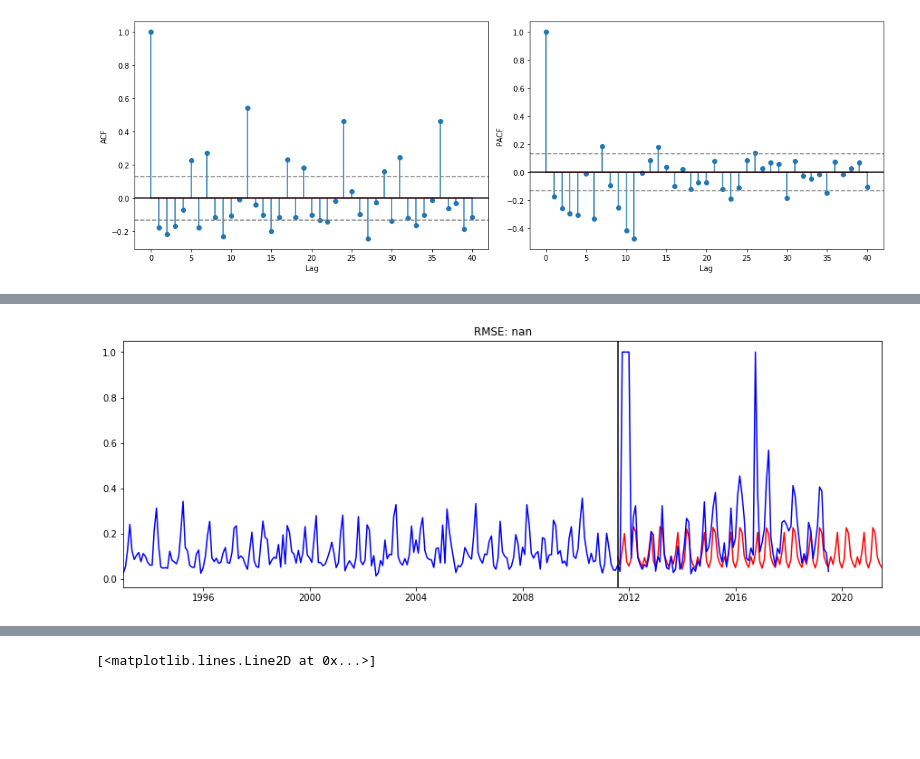
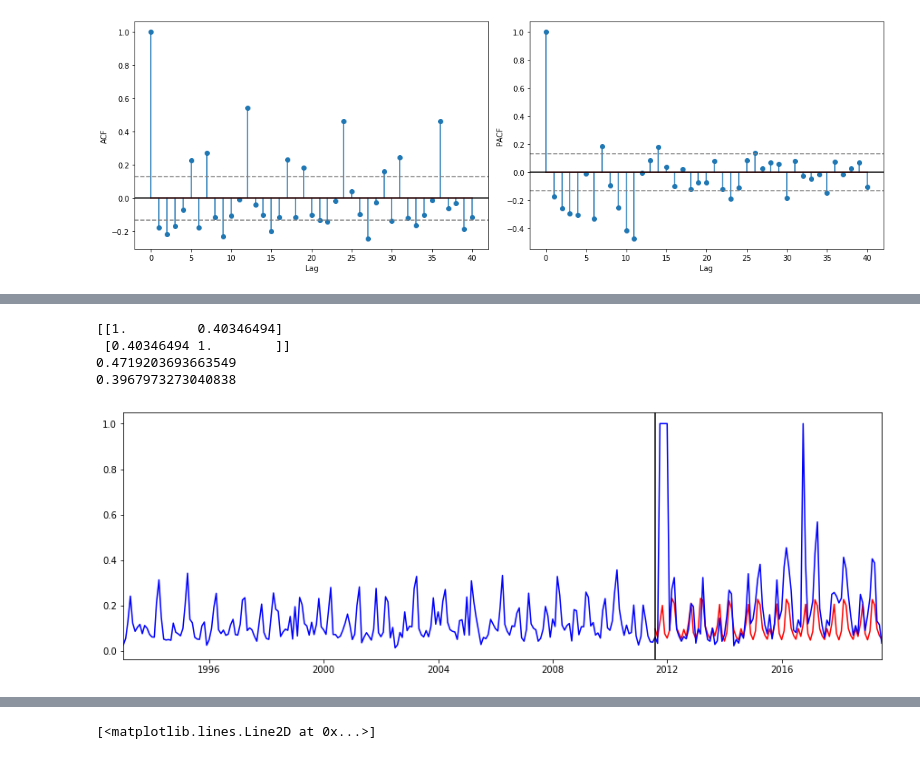
Before and after one commit to nrgriffin/Insight, a Jupyter notebook: SARIMA Testing.ipynb, the cells around one changed output, grey strips where cells are left out. Cells and saved outputs as stored; diff of their text form; code cells hidden in the pictures; blank space fills up the shorter version.

```diff
--- a/SARIMA Testing.ipynb
+++ b/SARIMA Testing.ipynb
@@ -366,19 +392,32 @@ Warnings:
 [1] Covariance matrix calculated using the outer product of gradients (complex-step).
 # %%
 # Now we can forecast
-K = len(testing3)+24 # number of future steps we want to forecast
+K = len(testing3) # number of future steps we want to forecast
 forecast3 = model_fit3.forecast(K, alpha = 0.05) # apply the forecast model out to K steps
 forecast3 = np.exp(forecast3) # transform back to non-log scale
 
 # Plot results and display RMSE
 plt.figure(figsize=(15,5))
 plt.plot(forecast3,'r');
 plt.plot(series3,'b');
-plt.title('RMSE: %.2f'% np.sqrt(sum((forecast-testing)**2)/len(testing)));
+#plt.title('RMSE: %.2f'% np.sqrt(sum((forecast-testing)**2)/len(testing)));
 plt.autoscale(enable=True, axis='x', tight=True)
 plt.axvline(x=series.index[split_point],color='black');
+
+corr = np.corrcoef(forecast3, testing3)
+print(corr)
+mape = np.mean(np.abs(forecast3 - testing3)/np.abs(testing3))
+print(mape)
+mins = np.amin(np.hstack([forecast3[:,None], testing3[:,None]]), axis=1)
+maxs = np.amax(np.hstack([forecast3[:,None], testing3[:,None]]), axis=1)
+minmax = 1 - np.mean(mins/maxs)
+print(minmax)
 # %% [output]
+[[1.         0.40346494]
+ [0.40346494 1.        ]]
+0.4719203693663549
+0.3967973273040838
-[figure, old version]
+[figure, new version]
 # %%
 forecast3[96:120]
 # %% [output]
```
Also changed, not shown: parts of 9 cells of this notebook, 6 other files.
